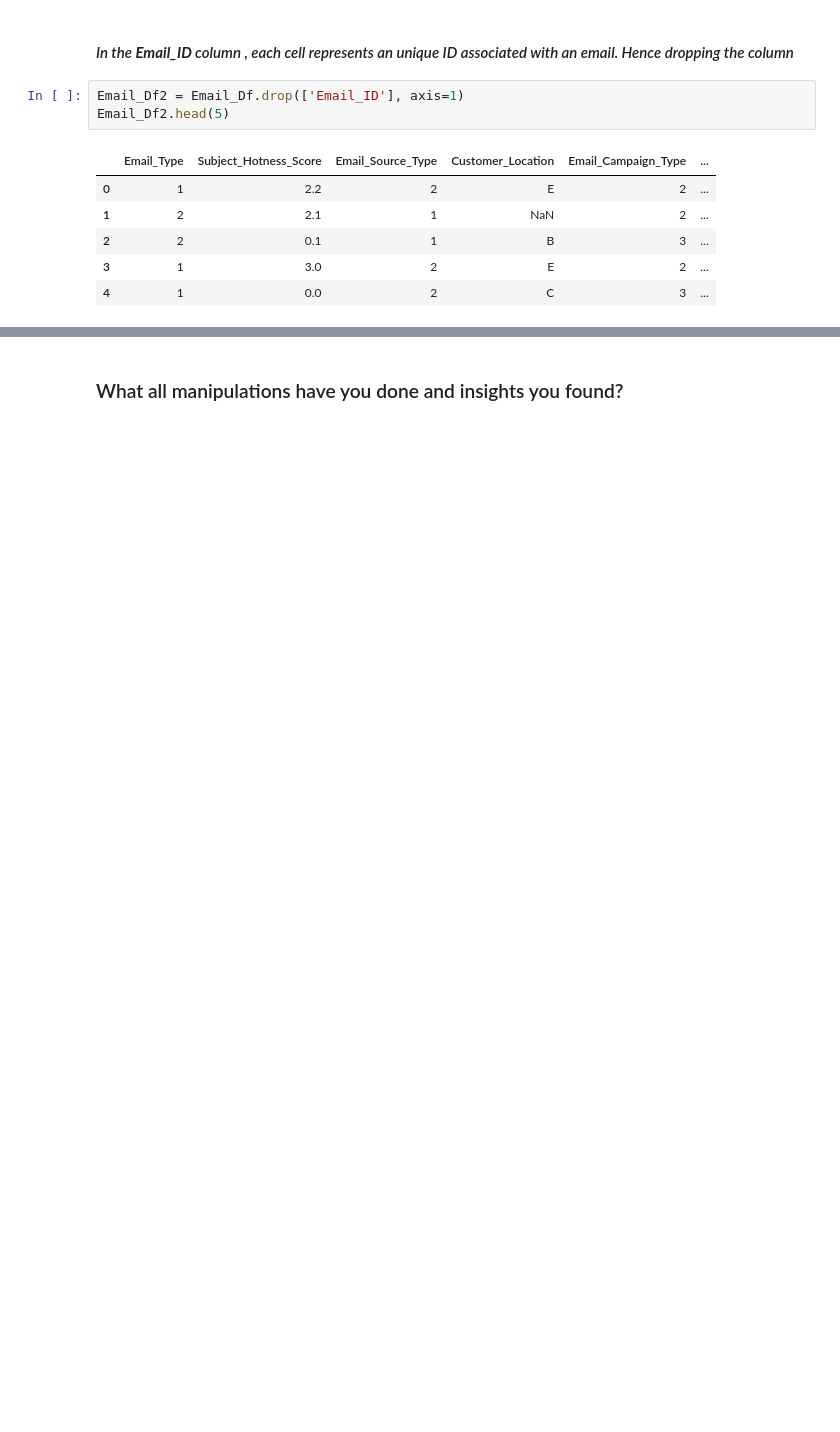
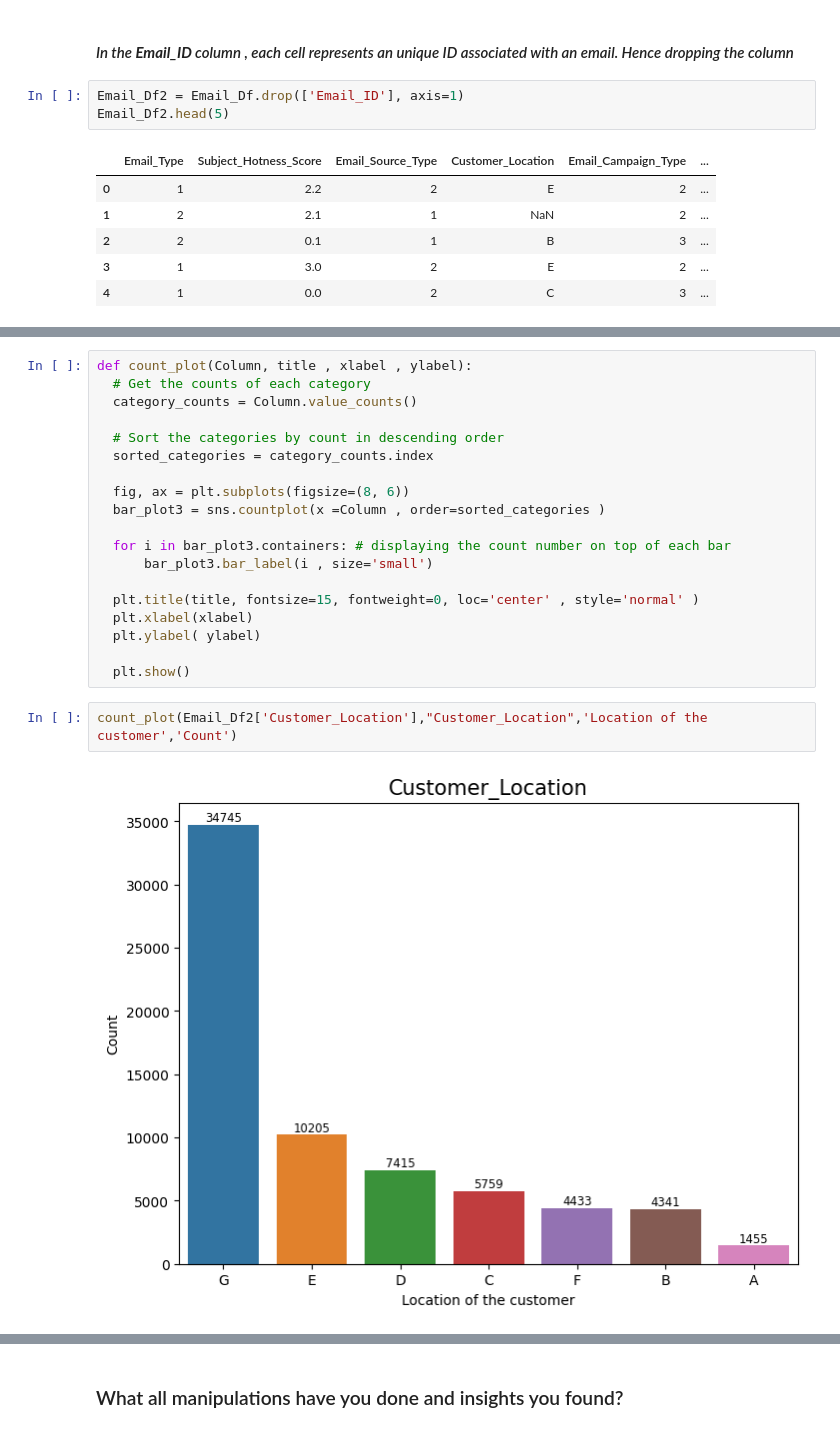
Before and after one commit to Bhushan0097/03.CAPSTONE.ML.Classification--Email-Campaign-Effectiveness-Prediction, a Jupyter notebook: Notebook/Email_Campaign_Effectiveness_Prediction.ipynb, the cells around one changed output, grey strips where cells are left out. Cells and saved outputs as stored; diff of their text form; blank space fills up the shorter version.

```diff
--- a/Notebook/Email_Campaign_Effectiveness_Prediction.ipynb
+++ b/Notebook/Email_Campaign_Effectiveness_Prediction.ipynb
@@ -324,0 +673,23 @@ missing_nan[missing_nan['NaN_Count']> 0]
+# %%
+def count_plot(Column, title , xlabel , ylabel):
+  # Get the counts of each category
+  category_counts = Column.value_counts()
+
+  # Sort the categories by count in descending order
+  sorted_categories = category_counts.index
+
+  fig, ax = plt.subplots(figsize=(8, 6))
+  bar_plot3 = sns.countplot(x =Column , order=sorted_categories )
+
+  for i in bar_plot3.containers: # displaying the count number on top of each bar
+      bar_plot3.bar_label(i , size='small')
+
+  plt.title(title, fontsize=15, fontweight=0, loc='center' , style='normal' )
+  plt.xlabel(xlabel)
+  plt.ylabel( ylabel)
+
+  plt.show()
+# %%
+count_plot(Email_Df2['Customer_Location'],"Customer_Location",'Location of the customer','Count')
+# %% [output]
+[figure, added]
```
Also changed, not shown: parts of 52 cells of this notebook.
